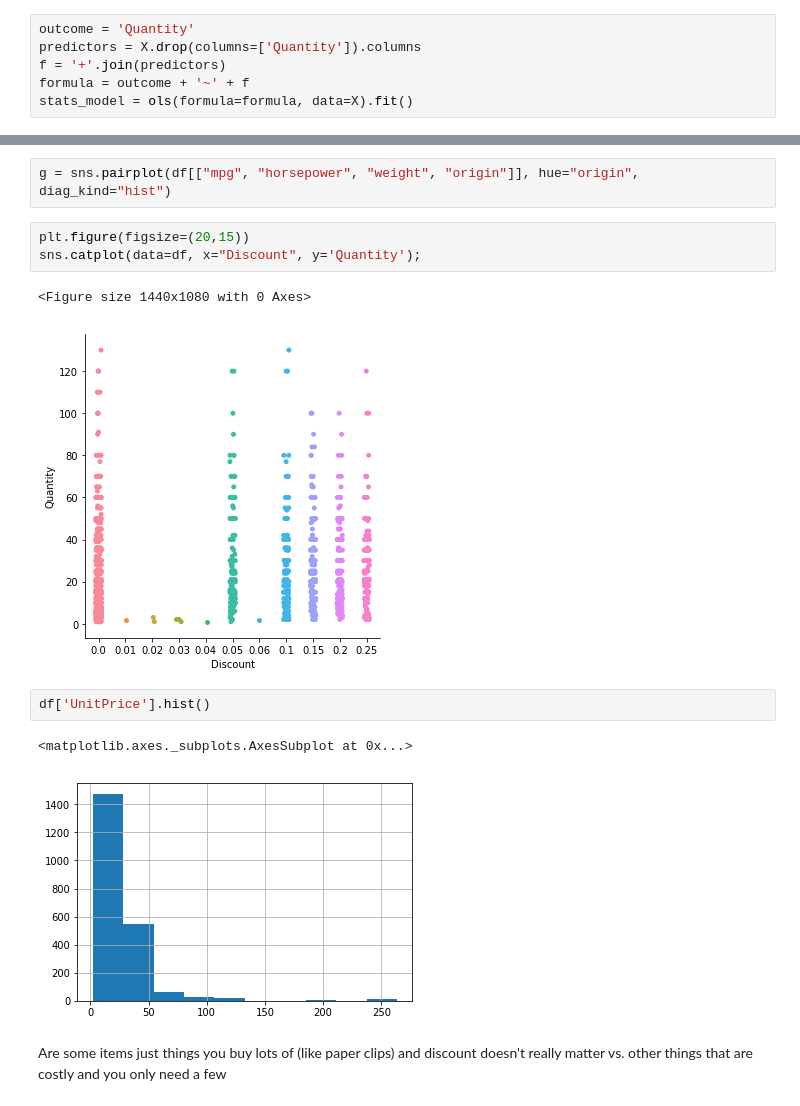
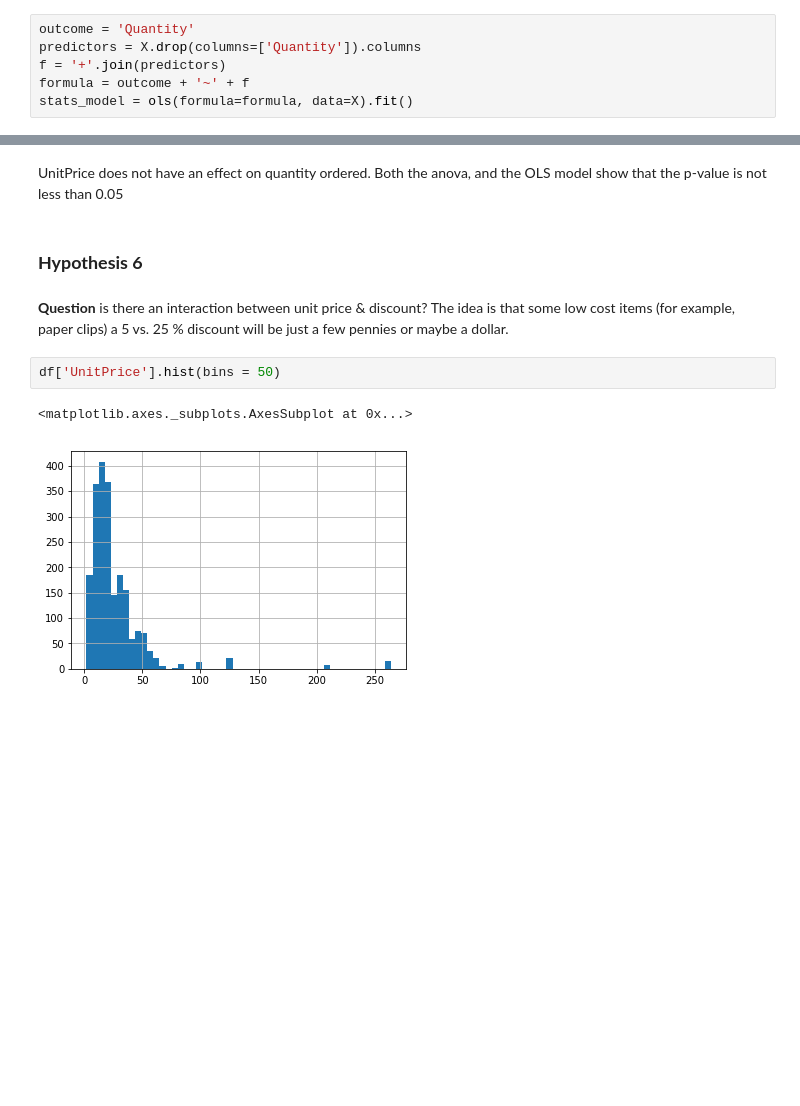
Before and after one commit to zfeizollahi/dsc-mod-3-project-online-ds-sp-000, a Jupyter notebook: Stats_Prop_Module.ipynb, the cells around one changed output, grey strips where cells are left out. Drawn from its saved outputs; the diff is of its cells as text; blank space fills up the shorter version.

```diff
--- a/Stats_Prop_Module.ipynb
+++ b/Stats_Prop_Module.ipynb
@@ -244,15 +286,11 @@ g = sns.catplot(data=df, x="UnitPrice", y='Quantity', col='Discount', col_wrap=3
-# %%
-g = sns.pairplot(df[["mpg", "horsepower", "weight", "origin"]], hue="origin", diag_kind="hist")
-# %%
-plt.figure(figsize=(20,15))
-sns.catplot(data=df, x="Discount", y='Quantity');
-# %% [output]
-<Figure size 1440x1080 with 0 Axes>
-[figure, removed]
+# %% [markdown]
+UnitPrice does not have an effect on quantity ordered. Both the anova, and the OLS model show that the p-value is not less than 0.05
+# %% [markdown]
+### **Hypothesis 6**
+# %% [markdown]
+**Question** is there an interaction between unit price & discount? The idea is that some low cost items (for example, paper clips) a 5 vs. 25 % discount will be just a few pennies or maybe a dollar.
 # %%
-df['UnitPrice'].hist()
+df['UnitPrice'].hist(bins = 50)
 # %% [output]
 <matplotlib.axes._subplots.AxesSubplot at 0x...>
-[figure, old version]
+[figure, new version]
-# %% [markdown]
-Are some items just things you buy lots of (like paper clips) and discount doesn't really matter vs. other things that are costly and you only need a few
```
Also changed, not shown: parts of 59 cells of this notebook, 6 other files.
